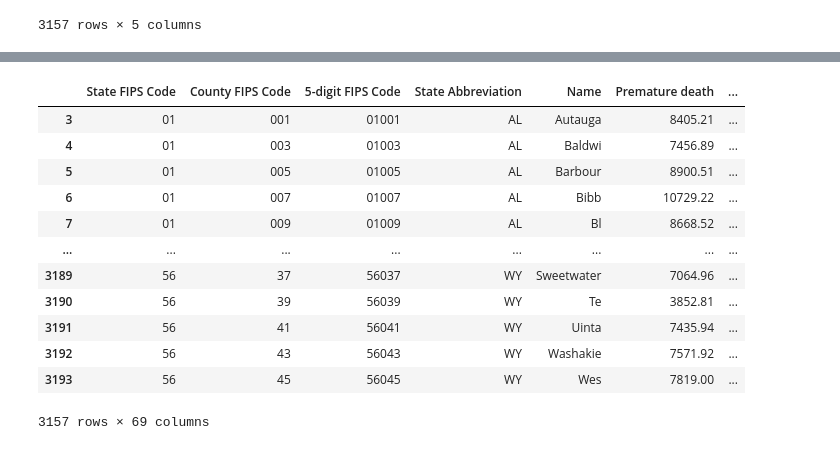
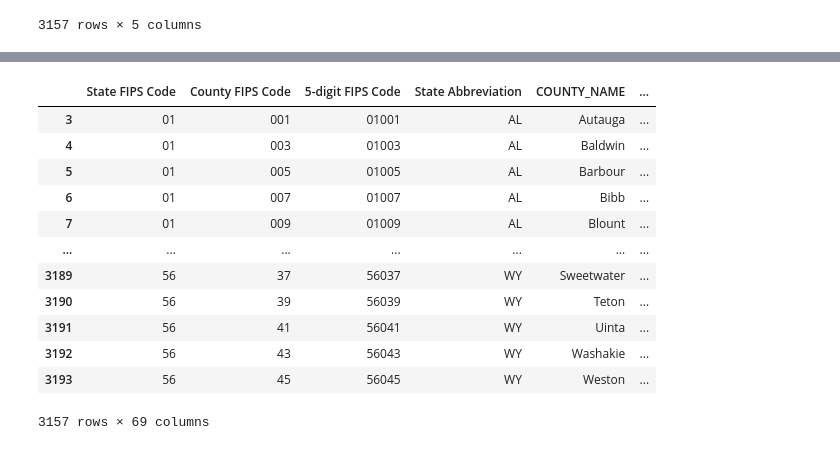
Before and after one commit to CelineWW/Medicare-Analysis, a Jupyter notebook: merge_dataset.ipynb, the cells around one changed output, grey strips where cells are left out. Cells and saved outputs as stored; diff of their text form; code cells hidden in the pictures.

Commit message:
merge dataset

```diff
--- a/merge_dataset.ipynb
+++ b/merge_dataset.ipynb
@@ -365,10 +365,10 @@ memory usage: 1.7 MB
 # %%
-new_df = county_df[['State FIPS Code',
+new_health_df = county_df[['State FIPS Code',
                         'County FIPS Code',
                         '5-digit FIPS Code',
                         'State Abbreviation',
                         'Name']]
-new_df
+new_health_df
 # %% [output]
 |  | State FIPS Code | County FIPS Code | 5-digit FIPS Code | State Abbreviation | Name |
 | 3 | 01 | 001 | 01001 | AL | Autauga County |
@@ -407,0 +386,3 @@ See the caveats in the documentation: https://pandas.pydata.org/pandas-docs/stab
+# %%
+new_health_df['COUNTY_NAME'] = new_health_df['Name'].str.removesuffix(' County')
+new_health_df
@@ -407,0 +408,3 @@ See the caveats in the documentation: https://pandas.pydata.org/pandas-docs/stab
+# %%
+new_health_df = new_health_df.drop(labels="Name", axis=1)
+new_health_df
@@ -408,17 +425,17 @@ See the caveats in the documentation: https://pandas.pydata.org/pandas-docs/stab
 # %%
-new_df = new_df.merge(short_raw_value_df, left_index=True, right_index=True)
-new_df
+new_health_df = new_health_df.merge(short_raw_value_df, left_index=True, right_index=True)
+new_health_df
 # %% [output]
-|  | State FIPS Code | County FIPS Code | 5-digit FIPS Code | State Abbreviation | Name | Premature death | ... |
-| 3 | 01 | 001 | 01001 | AL | Autauga | 8405.21 | ... |
-| 4 | 01 | 003 | 01003 | AL | Baldwi | 7456.89 | ... |
-| 5 | 01 | 005 | 01005 | AL | Barbour | 8900.51 | ... |
-| 6 | 01 | 007 | 01007 | AL | Bibb | 10729.22 | ... |
-| 7 | 01 | 009 | 01009 | AL | Bl | 8668.52 | ... |
-| ... | ... | ... | ... | ... | ... | ... | ... |
-| 3189 | 56 | 37 | 56037 | WY | Sweetwater | 7064.96 | ... |
-| 3190 | 56 | 39 | 56039 | WY | Te | 3852.81 | ... |
-| 3191 | 56 | 41 | 56041 | WY | Uinta | 7435.94 | ... |
-| 3192 | 56 | 43 | 56043 | WY | Washakie | 7571.92 | ... |
-| 3193 | 56 | 45 | 56045 | WY | Wes | 7819.00 | ... |
+|  | State FIPS Code | County FIPS Code | 5-digit FIPS Code | State Abbreviation | COUNTY_NAME | ... |
+| 3 | 01 | 001 | 01001 | AL | Autauga | ... |
+| 4 | 01 | 003 | 01003 | AL | Baldwin | ... |
+| 5 | 01 | 005 | 01005 | AL | Barbour | ... |
+| 6 | 01 | 007 | 01007 | AL | Bibb | ... |
+| 7 | 01 | 009 | 01009 | AL | Blount | ... |
+| ... | ... | ... | ... | ... | ... | ... |
+| 3189 | 56 | 37 | 56037 | WY | Sweetwater | ... |
+| 3190 | 56 | 39 | 56039 | WY | Teton | ... |
+| 3191 | 56 | 41 | 56041 | WY | Uinta | ... |
+| 3192 | 56 | 43 | 56043 | WY | Washakie | ... |
+| 3193 | 56 | 45 | 56045 | WY | Weston | ... |
 3157 rows × 69 columns
```
Also changed, not shown: parts of 22 cells of this notebook, 1 other file.
